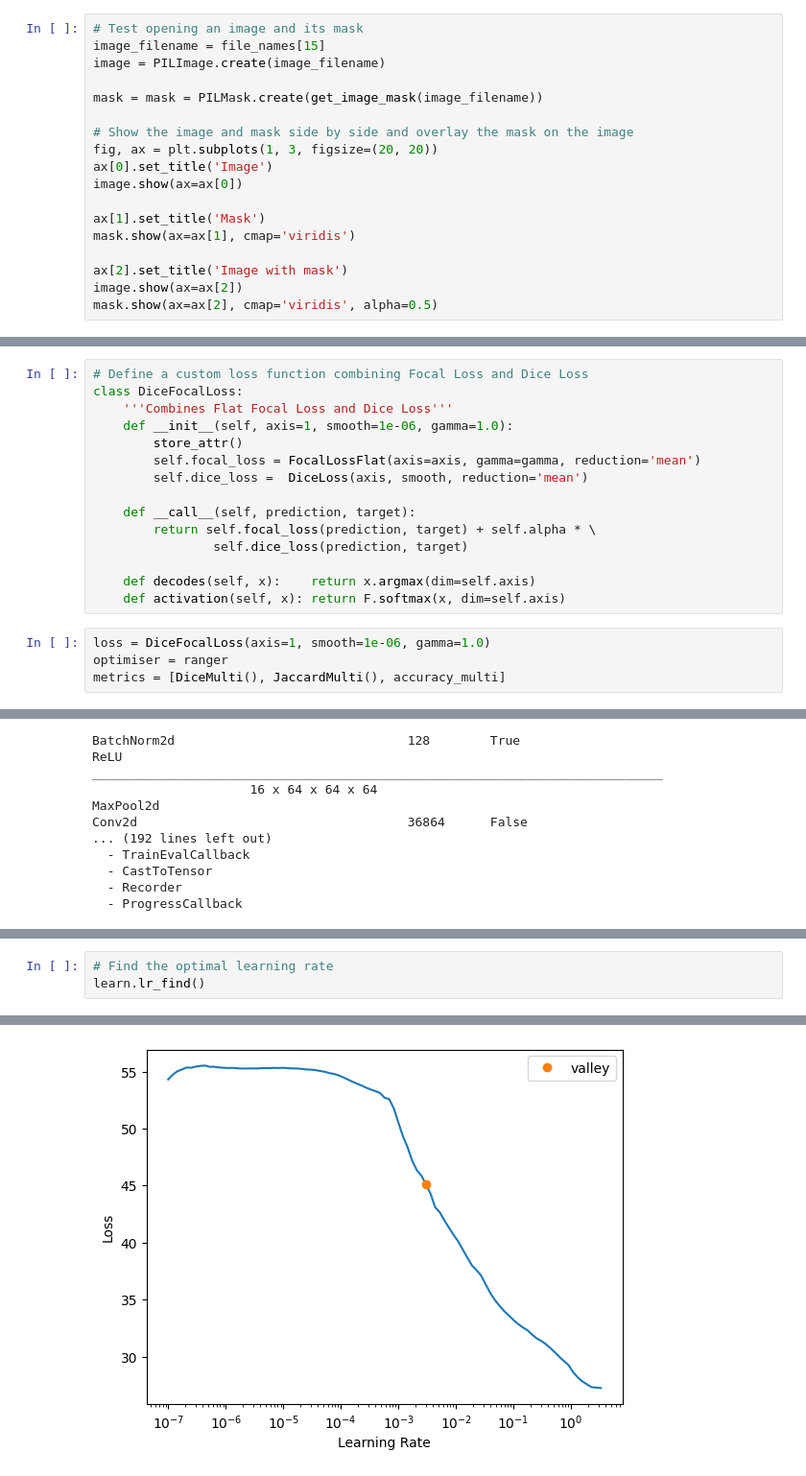
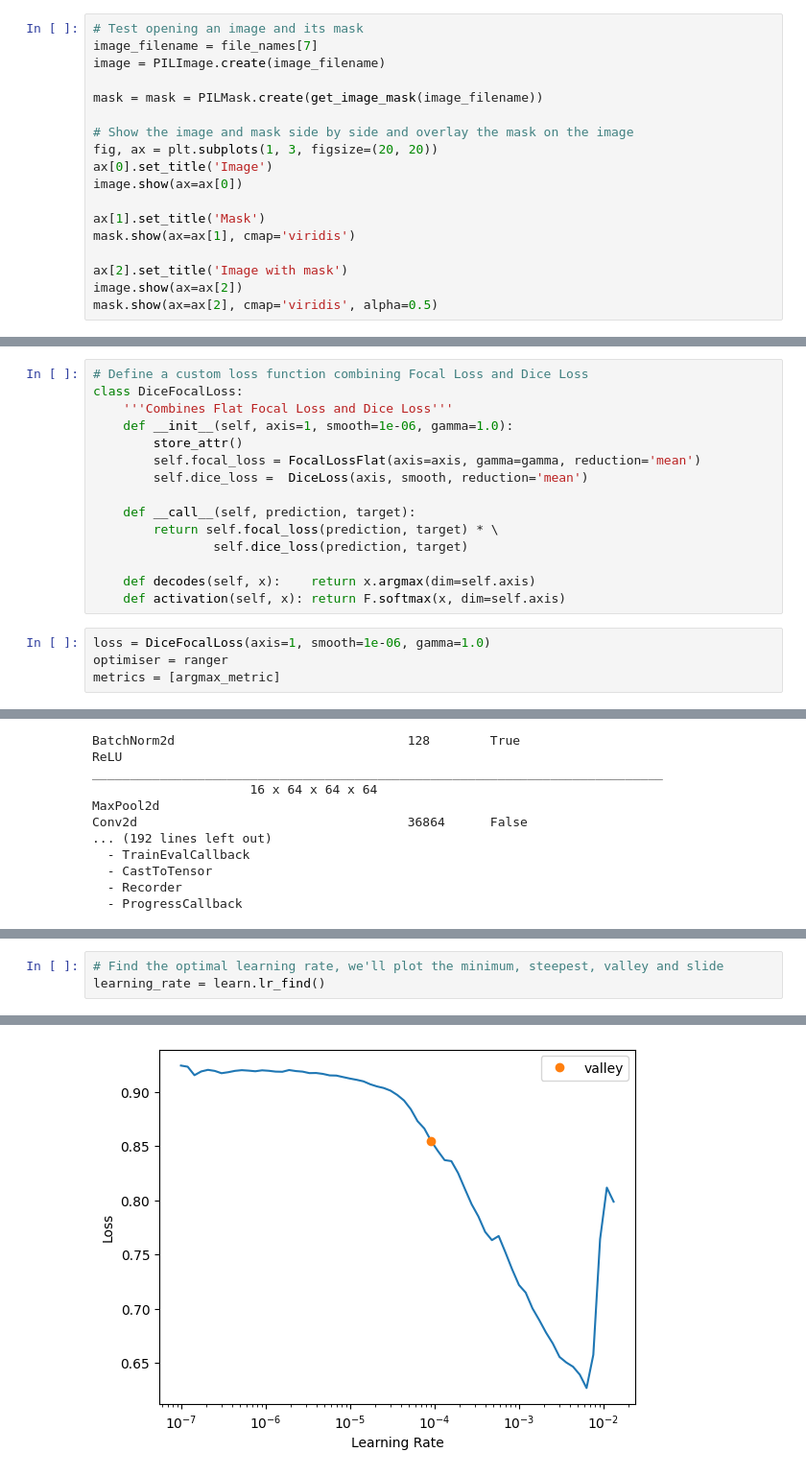
Before and after one commit to imharrisonking/rooftop-segmentation, a Jupyter notebook: training.ipynb, the cells around one changed output, grey strips where cells are left out. Shown at 96% size. Saved outputs shown, nothing was run; the diff lists cells and outputs as text.

```diff
--- a/training.ipynb
+++ b/training.ipynb
@@ -144,7 +251,7 @@ Example mask:  data\masks\s256_z19\train\319377_270493_19_mask.png
 As the `PILMask.create` method opens the mask by default in `L` mode or grayscale and we want to open it in `RGB` mode. We will subclass `PILMask` directly with a new class `PILMaskRGB` and override the open method to open the mask in `RGB` mode.
 # %%
 # Test opening an image and its mask
-image_filename = file_names[15]
+image_filename = file_names[7]
 image = PILImage.create(image_filename)
 
 mask = mask = PILMask.create(get_image_mask(image_filename))
@@ -226,7 +340,7 @@ class DiceFocalLoss:
         self.dice_loss =  DiceLoss(axis, smooth, reduction='mean')
 
     def __call__(self, prediction, target):
-        return self.focal_loss(prediction, target) + self.alpha * \
+        return self.focal_loss(prediction, target) * \
                 self.dice_loss(prediction, target)
 
     def decodes(self, x):    return x.argmax(dim=self.axis)
@@ -234,7 +348,7 @@ class DiceFocalLoss:
 # %%
 loss = DiceFocalLoss(axis=1, smooth=1e-06, gamma=1.0)
 optimiser = ranger
-metrics = [DiceMulti(), JaccardMulti(), accuracy_multi]
+metrics = [argmax_metric]
 # %%
 # Define the model
 learn = unet_learner(dls=dataloders, arch=resnet34, loss_func=loss, opt_func=optimiser, metrics=metrics, self_attention=True, act_cls=Mish)
@@ -263,5 +385,5 @@ Conv2d                                    36864      False
 # %%
-# Find the optimal learning rate
-learn.lr_find()
+# Find the optimal learning rate, we'll plot the minimum, steepest, valley and slide
+learning_rate = learn.lr_find()
 # %% [output]
 [interactive output not drawn]
@@ -269 +390 @@ SuggestedLRs(valley=0.0030199517495930195)
-[figure, old version]
+[figure, new version]
```
Also changed, not shown: parts of 17 cells of this notebook.
